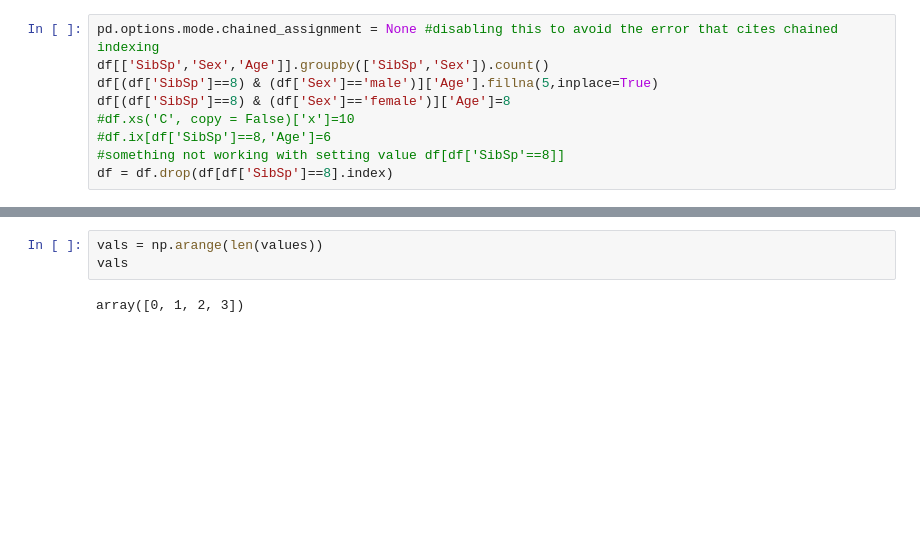
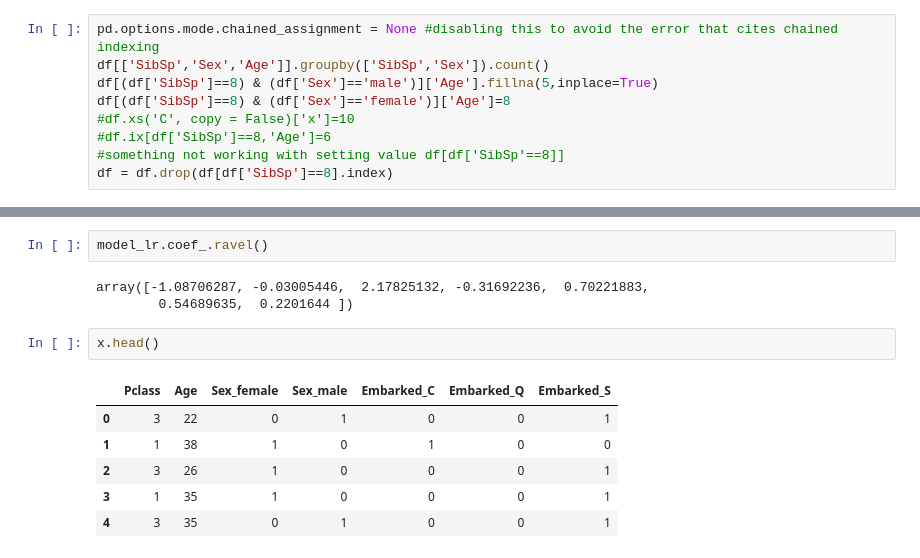
Before and after one commit to valvulpe/DAT_SF_18, a Jupyter notebook: homework/Mid-term.ipynb, the cells around one changed output, grey strips where cells are left out. Saved outputs shown, nothing was run; the diff lists cells and outputs as text; blank space fills up the shorter version.

```diff
--- a/homework/Mid-term.ipynb
+++ b/homework/Mid-term.ipynb
@@ -102,5 +110,14 @@ NameError: name 'names' is not defined
-# %%
-vals = np.arange(len(values))
-vals
-# %% [output]
-array([0, 1, 2, 3])
+# %%
+model_lr.coef_.ravel()
+# %% [output]
+array([-1.08706287, -0.03005446,  2.17825132, -0.31692236,  0.70221883,
+        0.54689635,  0.2201644 ])
+# %%
+x.head()
+# %% [output]
+|  | Pclass | Age | Sex_female | Sex_male | Embarked_C | Embarked_Q | Embarked_S |
+| 0 | 3 | 22 | 0 | 1 | 0 | 0 | 1 |
+| 1 | 1 | 38 | 1 | 0 | 1 | 0 | 0 |
+| 2 | 3 | 26 | 1 | 0 | 0 | 0 | 1 |
+| 3 | 1 | 35 | 1 | 0 | 0 | 0 | 1 |
+| 4 | 3 | 35 | 0 | 1 | 0 | 0 | 1 |
```
Also changed, not shown: parts of 6 cells of this notebook, 2 other files.
